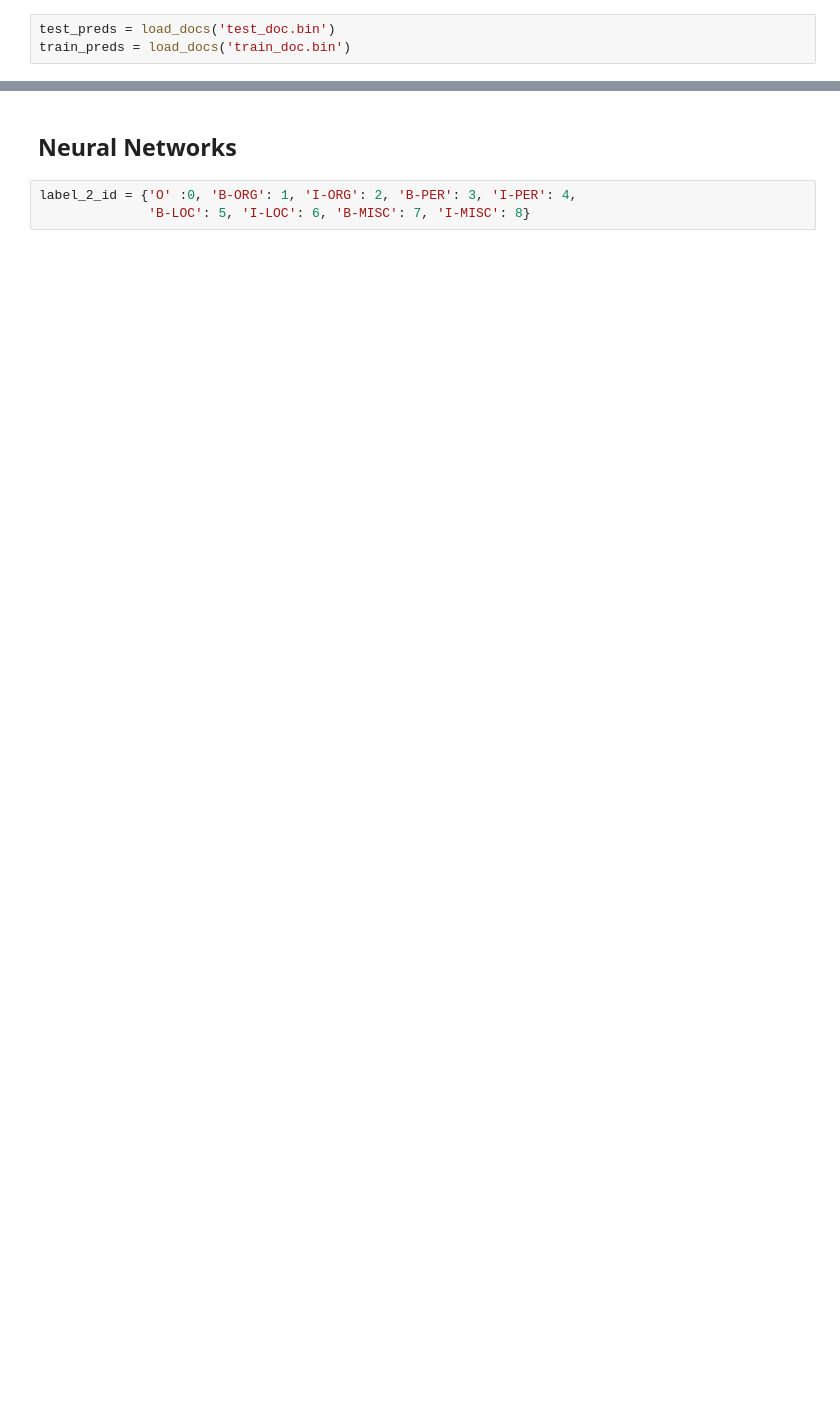
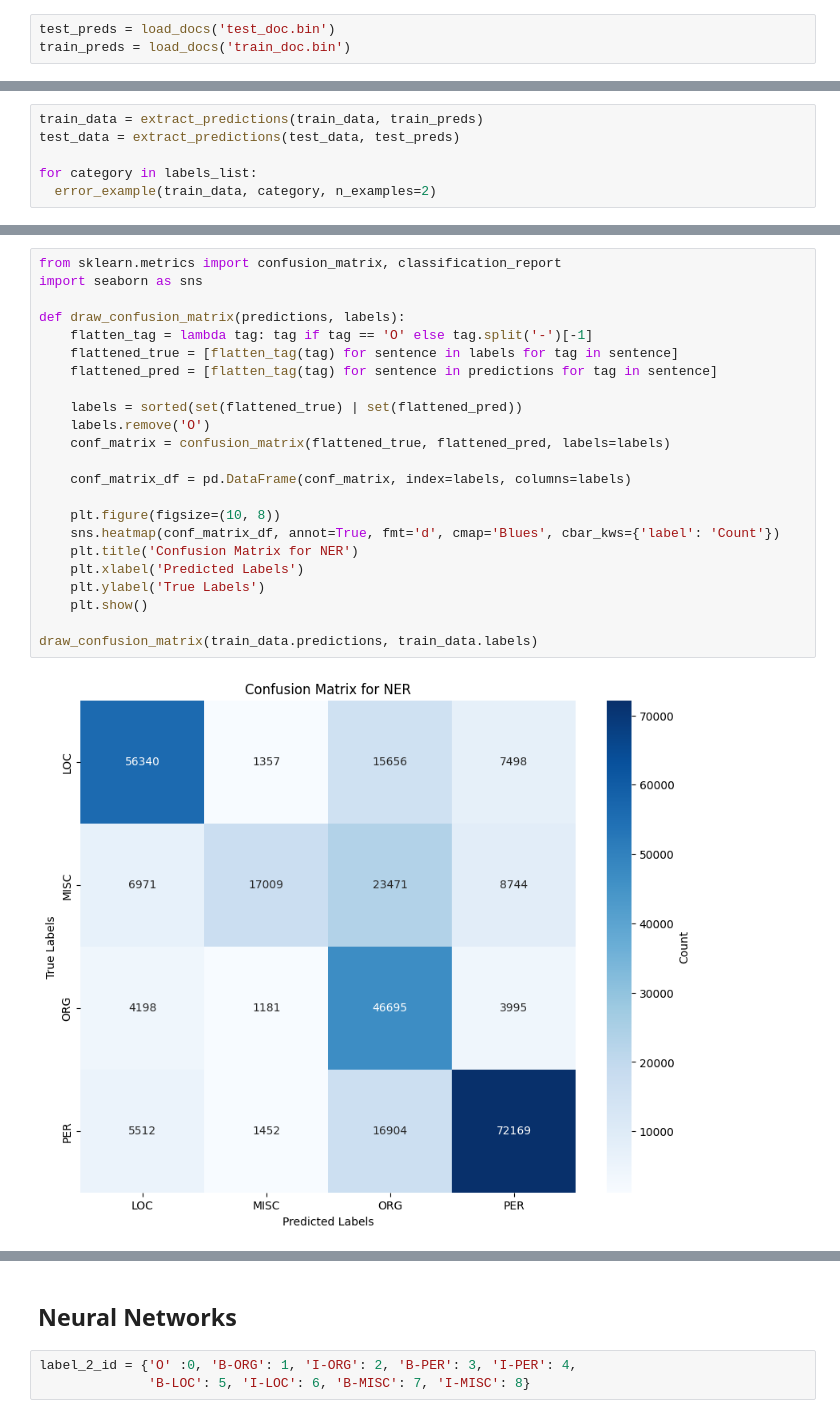
Before and after one commit to AlexSidDev/NLP_HW2, a Jupyter notebook: HW2.ipynb, the cells around one changed output, grey strips where cells are left out. Cells and saved outputs as stored; diff of their text form; blank space fills up the shorter version.

```diff
--- a/HW2.ipynb
+++ b/HW2.ipynb
@@ -320,0 +490,6 @@ compute_spacy_metrics(train_preds, train_data['labels'], metric)
+# %%
+train_data = extract_predictions(train_data, train_preds)
+test_data = extract_predictions(test_data, test_preds)
+
+for category in labels_list:
+  error_example(train_data, category, n_examples=2)
@@ -320,0 +514,25 @@ compute_spacy_metrics(train_preds, train_data['labels'], metric)
+# %%
+from sklearn.metrics import confusion_matrix, classification_report
+import seaborn as sns
+
+def draw_confusion_matrix(predictions, labels):
+    flatten_tag = lambda tag: tag if tag == 'O' else tag.split('-')[-1]
+    flattened_true = [flatten_tag(tag) for sentence in labels for tag in sentence]
+    flattened_pred = [flatten_tag(tag) for sentence in predictions for tag in sentence]
+
+    labels = sorted(set(flattened_true) | set(flattened_pred))
+    labels.remove('O')
+    conf_matrix = confusion_matrix(flattened_true, flattened_pred, labels=labels)
+
+    conf_matrix_df = pd.DataFrame(conf_matrix, index=labels, columns=labels)
+
+    plt.figure(figsize=(10, 8))
+    sns.heatmap(conf_matrix_df, annot=True, fmt='d', cmap='Blues', cbar_kws={'label': 'Count'})
+    plt.title('Confusion Matrix for NER')
+    plt.xlabel('Predicted Labels')
+    plt.ylabel('True Labels')
+    plt.show()
+
+draw_confusion_matrix(train_data.predictions, train_data.labels)
+# %% [output]
+[figure, added]
```
Also changed, not shown: parts of 40 cells of this notebook, 7 other files.
